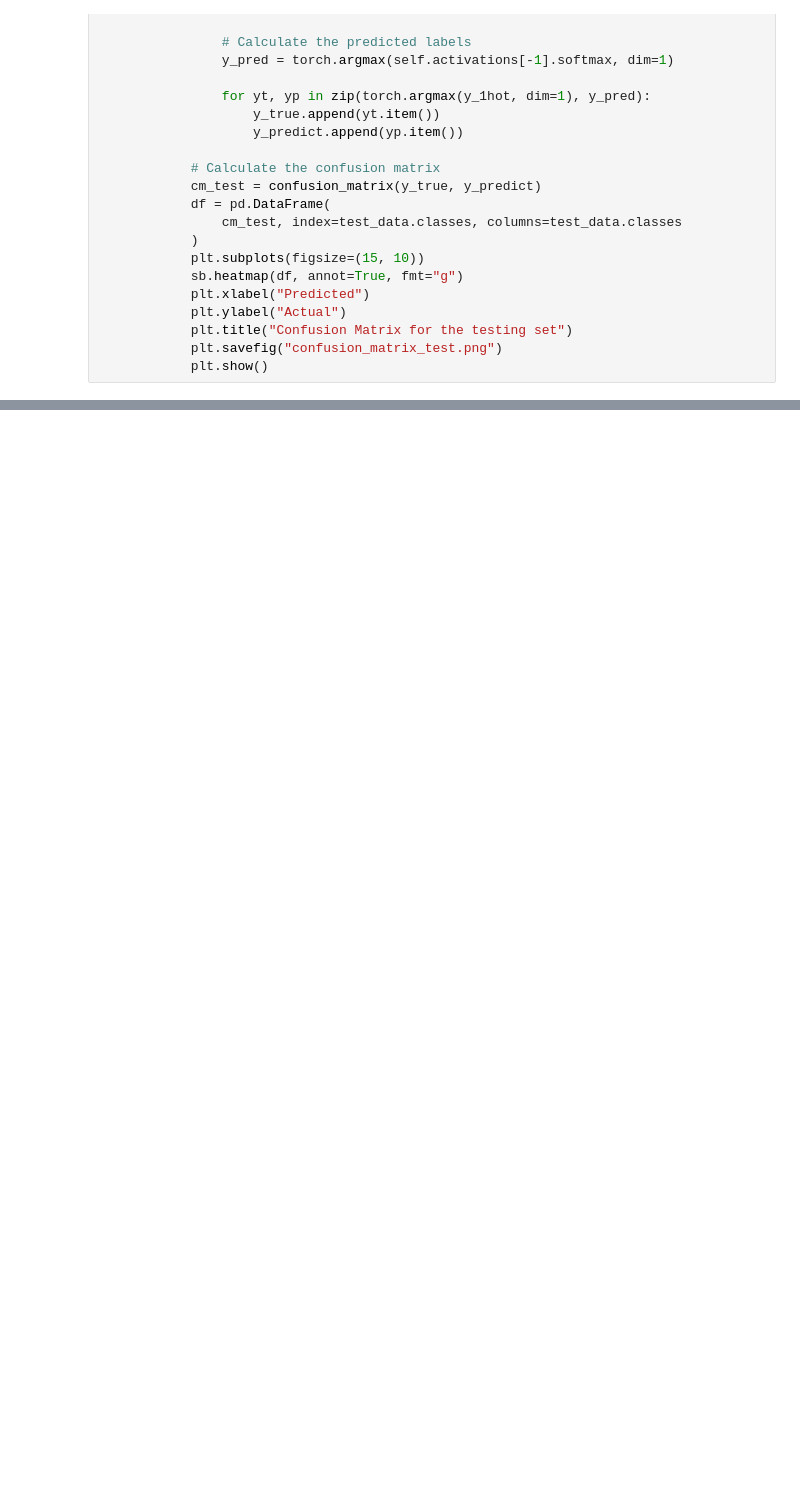
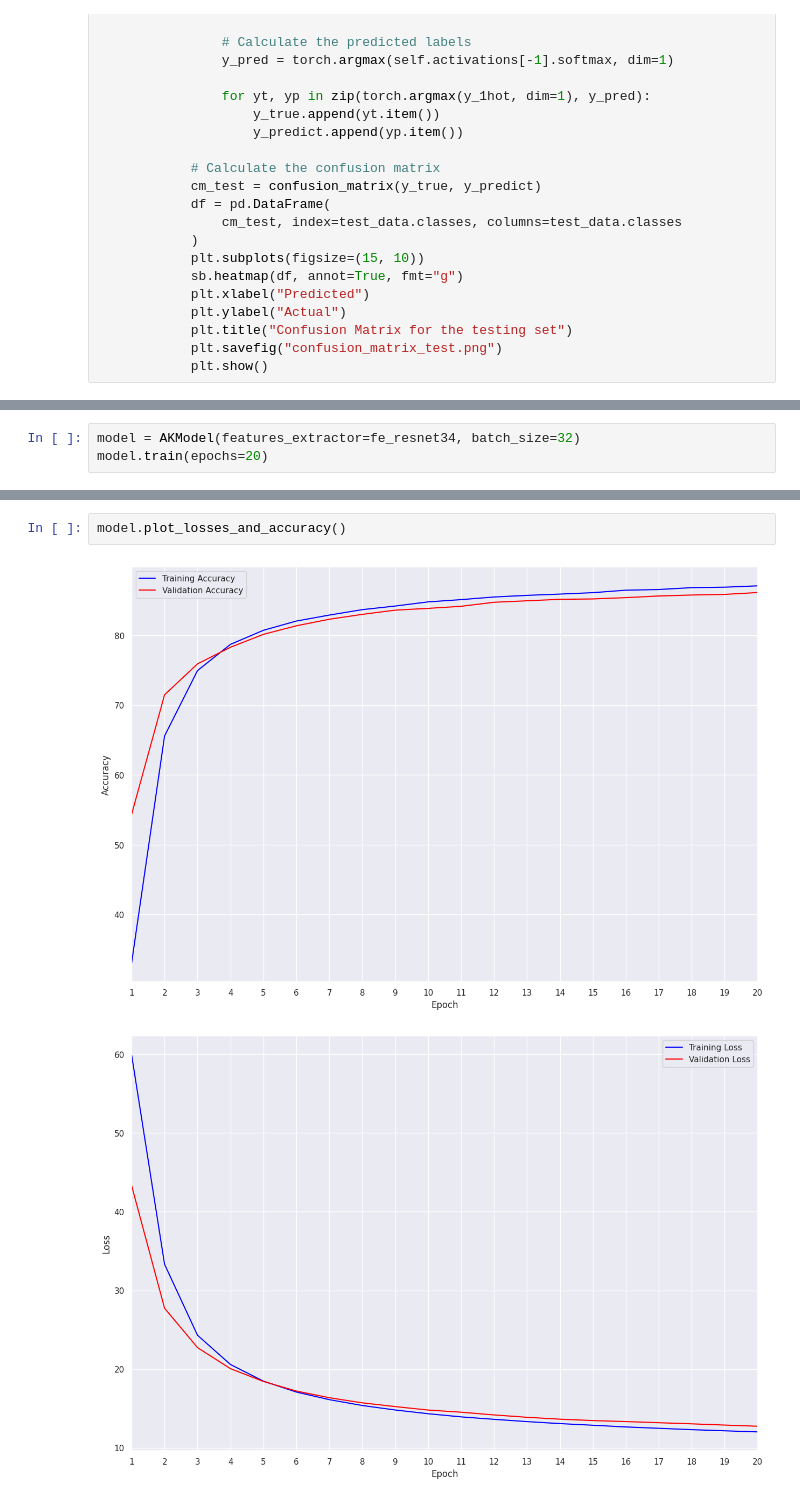
Before and after one commit to kianmajl/CIFAR10_Image_Classification, a Jupyter notebook: Codes/Training_Neural_Network.ipynb, the cells around one changed output, grey strips where cells are left out. Cells and saved outputs as stored; diff of their text form; blank space fills up the shorter version.

Commit message:
train the model

```diff
--- a/Codes/Training_Neural_Network.ipynb
+++ b/Codes/Training_Neural_Network.ipynb
@@ -560,0 +573,3 @@ class AKModel:
+# %%
+model = AKModel(features_extractor=fe_resnet34, batch_size=32)
+model.train(epochs=20)
@@ -560,0 +650,5 @@ class AKModel:
+# %%
+model.plot_losses_and_accuracy()
+# %% [output]
+[figure, added]
+[figure, added]
```
Also changed, not shown: parts of 10 cells of this notebook.
